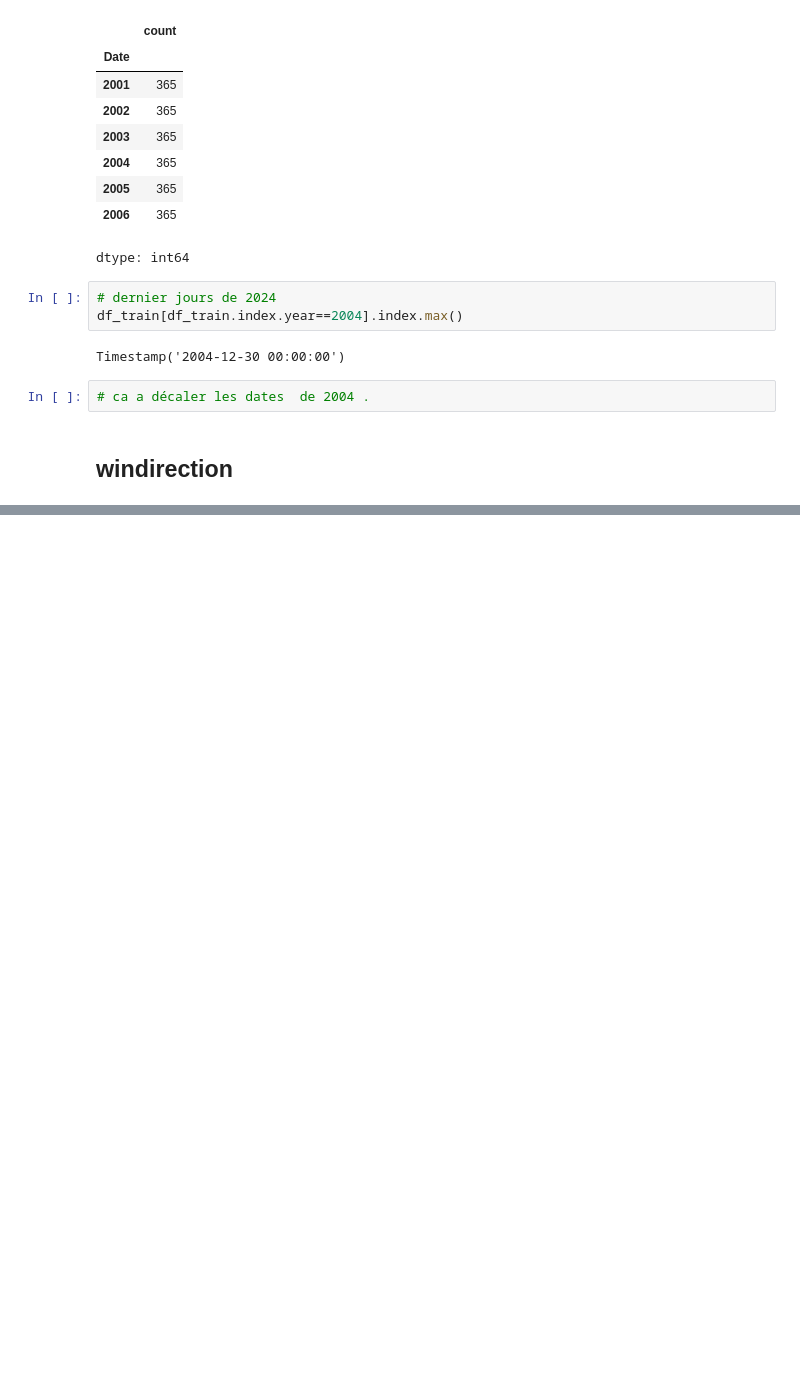
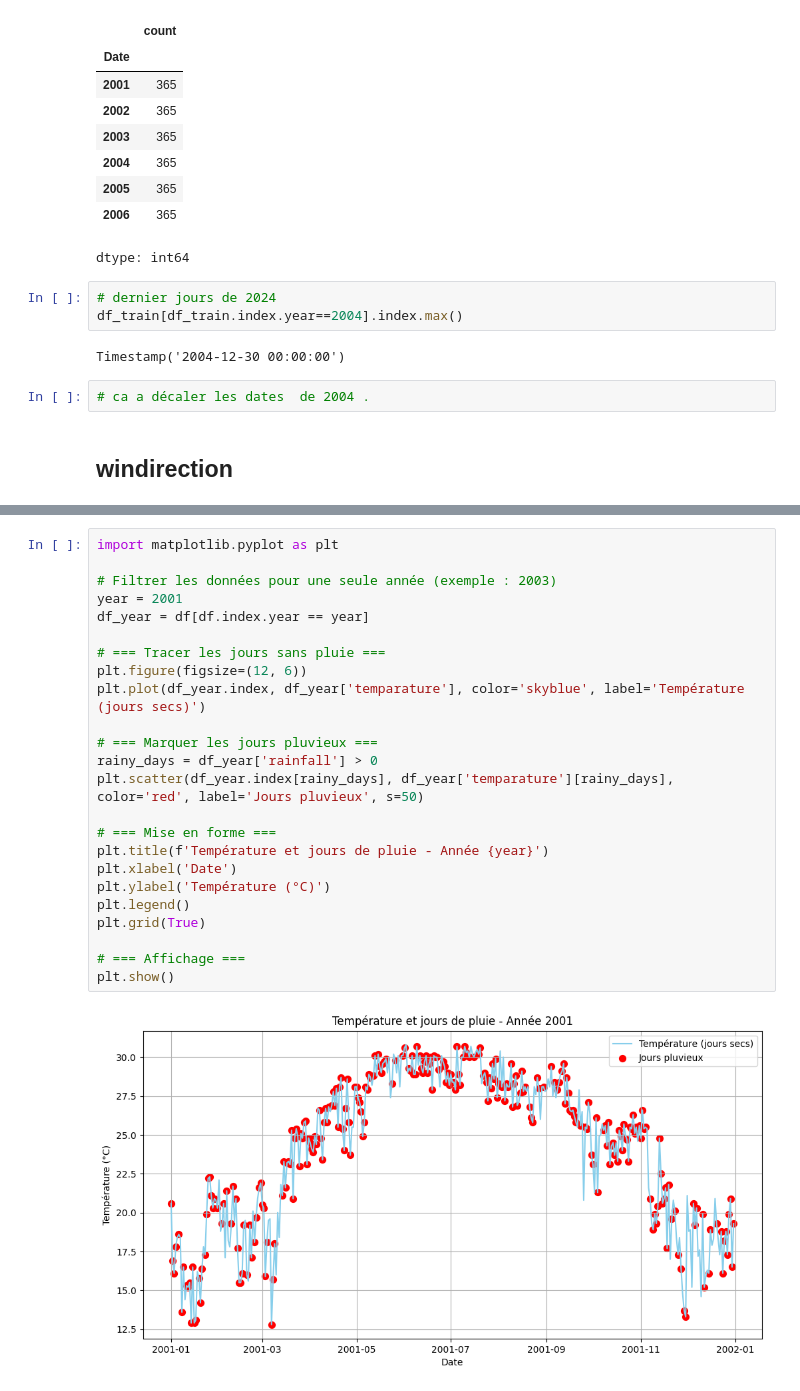
Before and after one commit to kanhubb/kaggle, a Jupyter notebook: Rainfall_Dataset.ipynb, the cells around one changed output, grey strips where cells are left out. Saved outputs shown, nothing was run; the diff lists cells and outputs as text; blank space fills up the shorter version.

```diff
--- a/Rainfall_Dataset.ipynb
+++ b/Rainfall_Dataset.ipynb
@@ -561,0 +594,26 @@ df_train["winddirection"].plot(kind="hist",bins=20)
+# %%
+import matplotlib.pyplot as plt
+
+# Filtrer les données pour une seule année (exemple : 2003)
+year = 2001
+df_year = df[df.index.year == year]
+
+# === Tracer les jours sans pluie ===
+plt.figure(figsize=(12, 6))
+plt.plot(df_year.index, df_year['temparature'], color='skyblue', label='Température (jours secs)')
+
+# === Marquer les jours pluvieux ===
+rainy_days = df_year['rainfall'] > 0
+plt.scatter(df_year.index[rainy_days], df_year['temparature'][rainy_days], color='red', label='Jours pluvieux', s=50)
+
+# === Mise en forme ===
+plt.title(f'Température et jours de pluie - Année {year}')
+plt.xlabel('Date')
+plt.ylabel('Température (°C)')
+plt.legend()
+plt.grid(True)
+
+# === Affichage ===
+plt.show()
+# %% [output]
+[figure, added]
```
Also changed, not shown: parts of 6 cells of this notebook.
